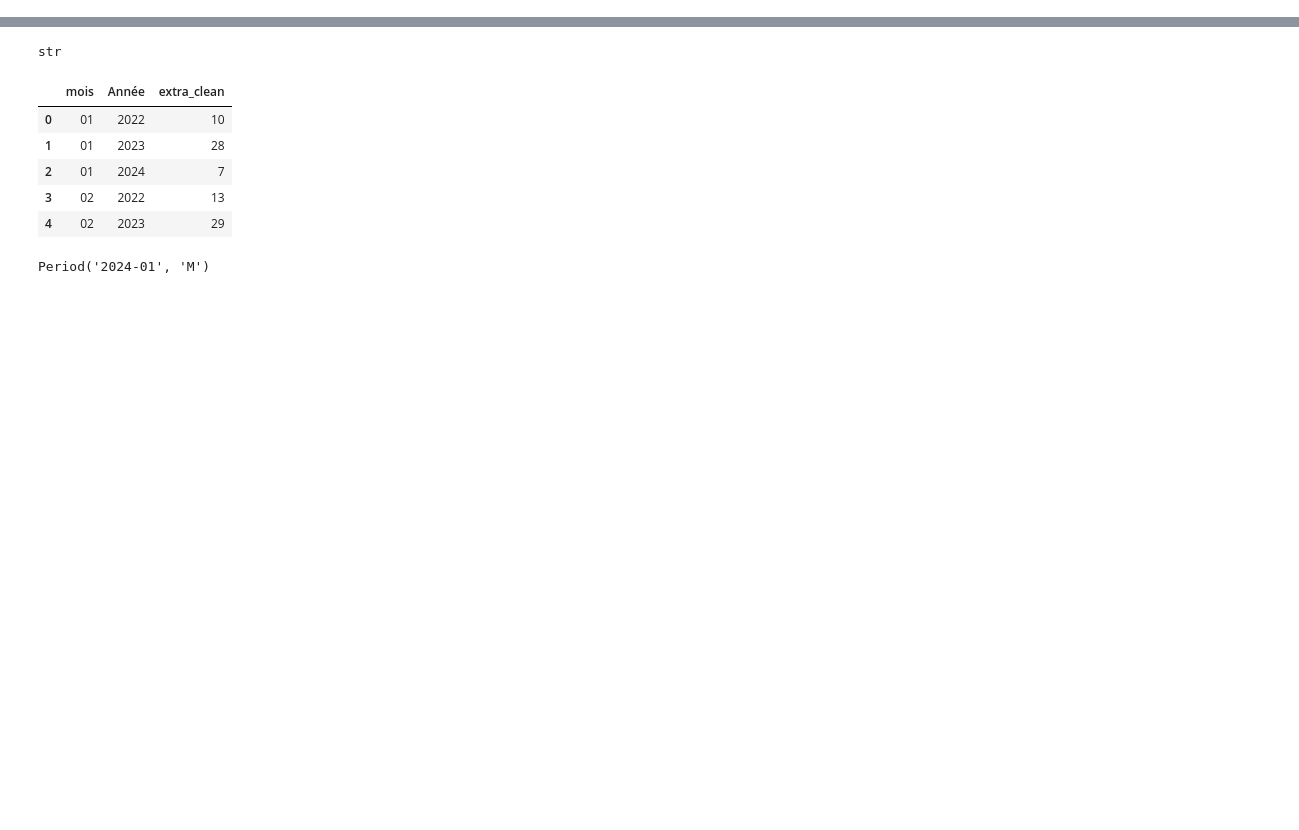
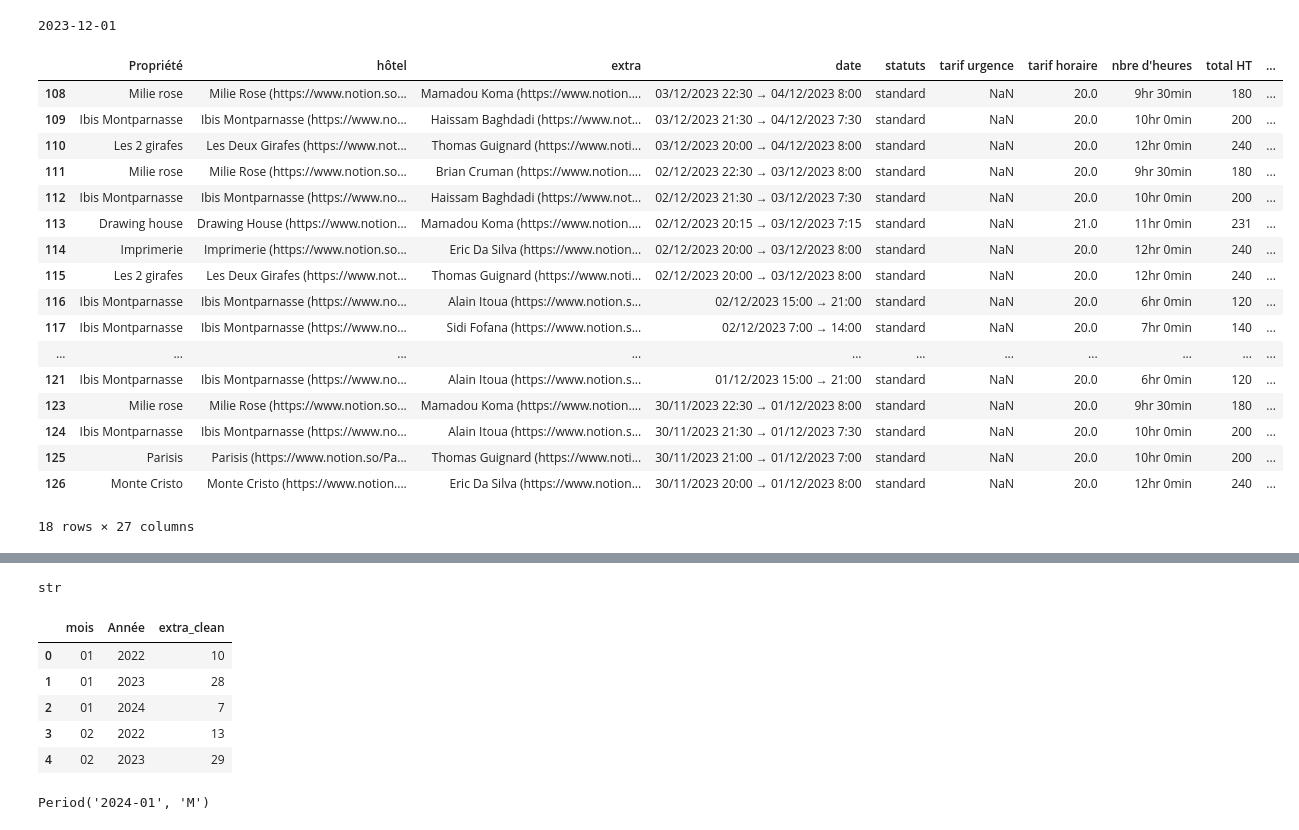
Before and after one commit to adrienB134/Qualiextra, a Jupyter notebook: model_sc.ipynb, the cells around one changed output, grey strips where cells are left out. Cells and saved outputs as stored; diff of their text form; code cells hidden in the pictures; blank space fills up the shorter version.

```diff
--- a/model_sc.ipynb
+++ b/model_sc.ipynb
@@ -69,2 +84,13 @@ data["Jour"] = data["date_fin"].dt.to_period("D").astype(str)
 # %%
 data["Mois2"] = pd.to_datetime(data["date_fin"],format='%m').dt.to_period('M')
+# %%
+aujd = datetime.now()
+mois_auj = aujd.strftime("%Y-%m")
+mois_précédent = (
+    aujd.now()
+    .replace(month=aujd.month - 1)
+    .strftime("%Y-%m")
+)
+print(aujd.replace(day=1).strftime("%Y-%m-%d"))
+# %% [output]
+2023-12-01
@@ -70,0 +116,25 @@ data["Mois2"] = pd.to_datetime(data["date_fin"],format='%m').dt.to_period('M')
+# %%
+premier_jour_du_mois =  aujd.replace(day=1).strftime("%Y-%m-%d")
+mask = (data['Jour']<= aujd.strftime("%Y-%m-%d")) & (data['Jour']>= premier_jour_du_mois)
+data_month_to_date  = data[mask]
+# %%
+data_month_to_date
+# %% [output]
+|  | Propriété | hôtel | extra | date | statuts | tarif urgence | tarif horaire | nbre d'heures | total HT | ... |
+| 108 | Milie rose | Milie Rose (https://www.notion.so... | Mamadou Koma (https://www.notion.... | 03/12/2023 22:30 → 04/12/2023 8:00 | standard | NaN | 20.0 | 9hr 30min | 180 | ... |
+| 109 | Ibis Montparnasse | Ibis Montparnasse (https://www.no... | Haissam Baghdadi (https://www.not... | 03/12/2023 21:30 → 04/12/2023 7:30 | standard | NaN | 20.0 | 10hr 0min | 200 | ... |
+| 110 | Les 2 girafes | Les Deux Girafes (https://www.not... | Thomas Guignard (https://www.noti... | 03/12/2023 20:00 → 04/12/2023 8:00 | standard | NaN | 20.0 | 12hr 0min | 240 | ... |
+| 111 | Milie rose | Milie Rose (https://www.notion.so... | Brian Cruman (https://www.notion.... | 02/12/2023 22:30 → 03/12/2023 8:00 | standard | NaN | 20.0 | 9hr 30min | 180 | ... |
+| 112 | Ibis Montparnasse | Ibis Montparnasse (https://www.no... | Haissam Baghdadi (https://www.not... | 02/12/2023 21:30 → 03/12/2023 7:30 | standard | NaN | 20.0 | 10hr 0min | 200 | ... |
+| 113 | Drawing house | Drawing House (https://www.notion... | Mamadou Koma (https://www.notion.... | 02/12/2023 20:15 → 03/12/2023 7:15 | standard | NaN | 21.0 | 11hr 0min | 231 | ... |
+| 114 | Imprimerie | Imprimerie (https://www.notion.so... | Eric Da Silva (https://www.notion... | 02/12/2023 20:00 → 03/12/2023 8:00 | standard | NaN | 20.0 | 12hr 0min | 240 | ... |
+| 115 | Les 2 girafes | Les Deux Girafes (https://www.not... | Thomas Guignard (https://www.noti... | 02/12/2023 20:00 → 03/12/2023 8:00 | standard | NaN | 20.0 | 12hr 0min | 240 | ... |
+| 116 | Ibis Montparnasse | Ibis Montparnasse (https://www.no... | Alain Itoua (https://www.notion.s... | 02/12/2023 15:00 → 21:00 | standard | NaN | 20.0 | 6hr 0min | 120 | ... |
+| 117 | Ibis Montparnasse | Ibis Montparnasse (https://www.no... | Sidi Fofana (https://www.notion.s... | 02/12/2023 7:00 → 14:00 | standard | NaN | 20.0 | 7hr 0min | 140 | ... |
+| ... | ... | ... | ... | ... | ... | ... | ... | ... | ... | ... |
+| 121 | Ibis Montparnasse | Ibis Montparnasse (https://www.no... | Alain Itoua (https://www.notion.s... | 01/12/2023 15:00 → 21:00 | standard | NaN | 20.0 | 6hr 0min | 120 | ... |
+| 123 | Milie rose | Milie Rose (https://www.notion.so... | Mamadou Koma (https://www.notion.... | 30/11/2023 22:30 → 01/12/2023 8:00 | standard | NaN | 20.0 | 9hr 30min | 180 | ... |
+| 124 | Ibis Montparnasse | Ibis Montparnasse (https://www.no... | Alain Itoua (https://www.notion.s... | 30/11/2023 21:30 → 01/12/2023 7:30 | standard | NaN | 20.0 | 10hr 0min | 200 | ... |
+| 125 | Parisis | Parisis (https://www.notion.so/Pa... | Thomas Guignard (https://www.noti... | 30/11/2023 21:00 → 01/12/2023 7:00 | standard | NaN | 20.0 | 10hr 0min | 200 | ... |
+| 126 | Monte Cristo | Monte Cristo (https://www.notion.... | Eric Da Silva (https://www.notion... | 30/11/2023 20:00 → 01/12/2023 8:00 | standard | NaN | 20.0 | 12hr 0min | 240 | ... |
+18 rows × 27 columns
```
Also changed, not shown: parts of 4 cells of this notebook, 3 other files.
